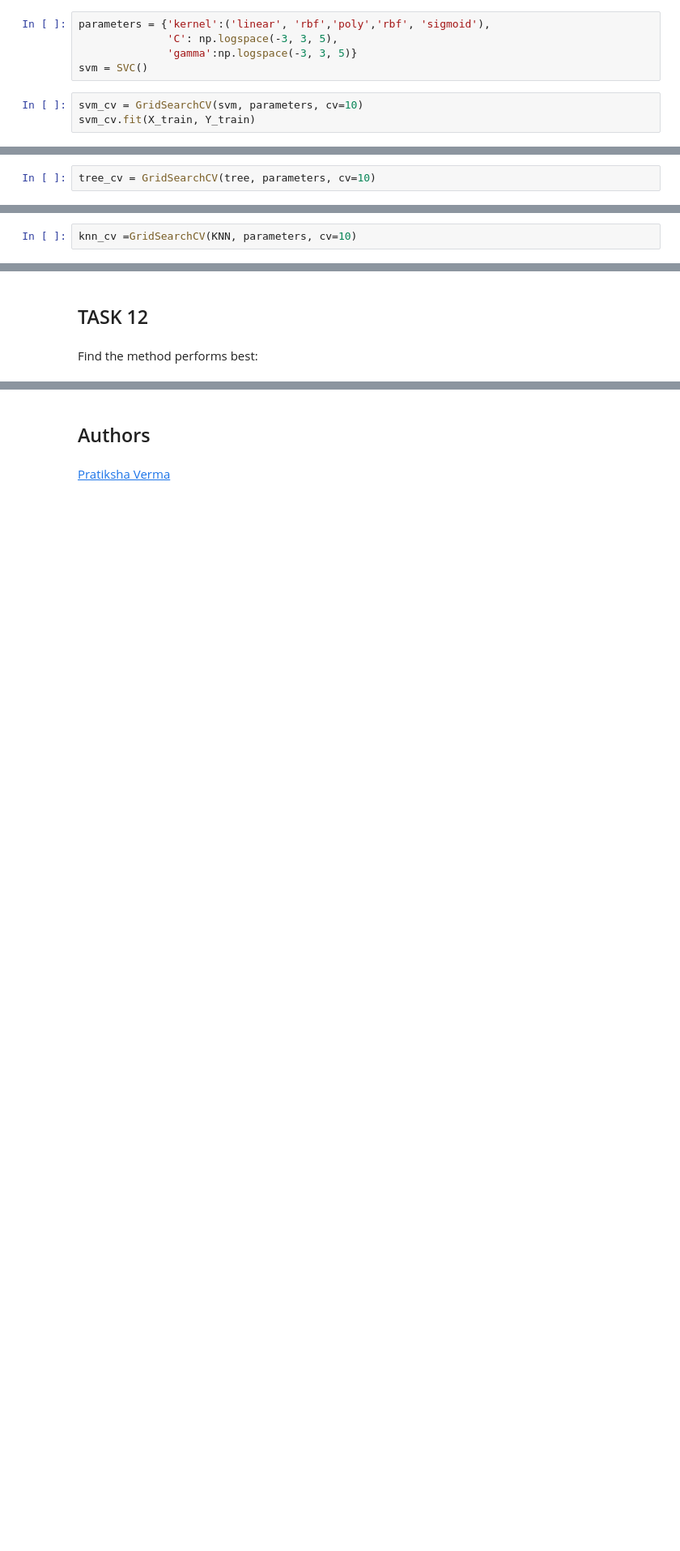
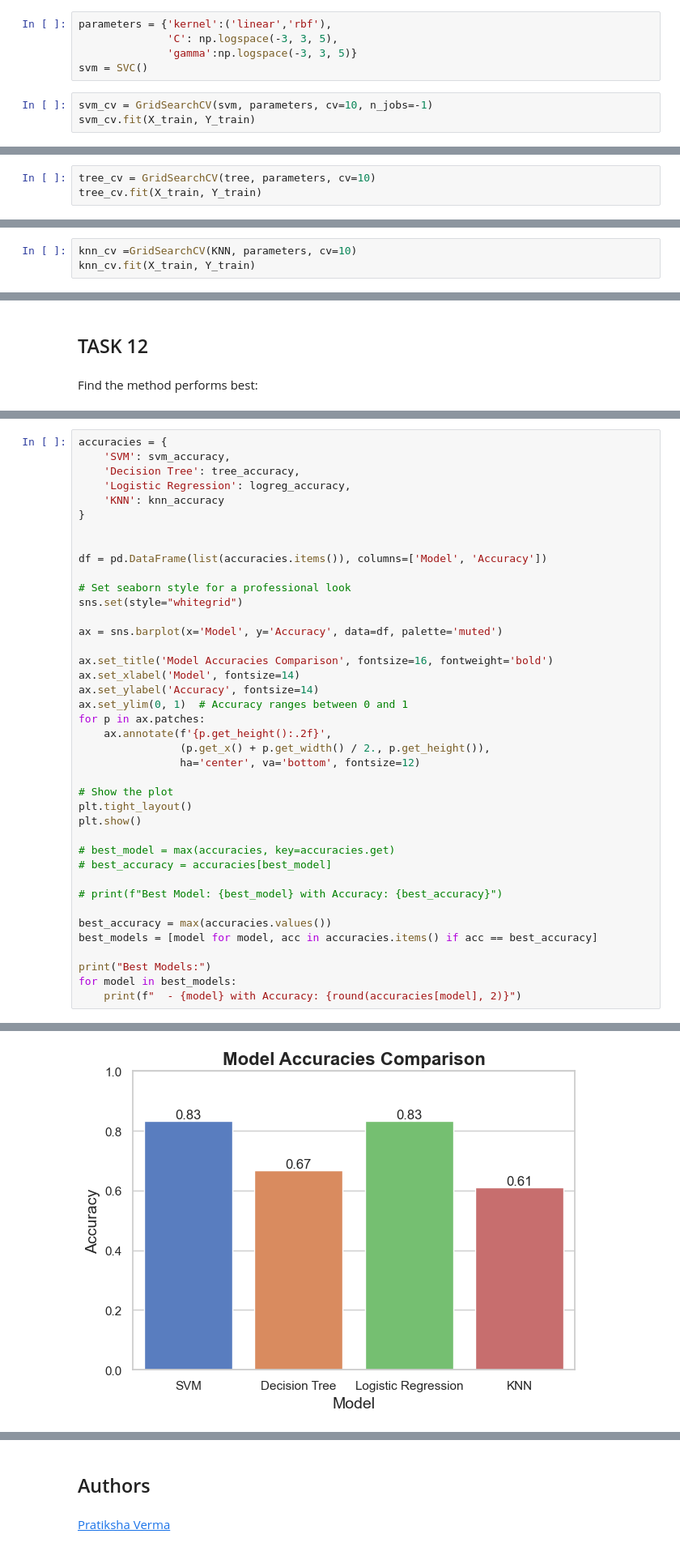
Before and after one commit to nickDis00/IBM-data-science-professional-certificate-assignments, a Jupyter notebook: SpaceXLaunchesProject/Machine_Learning_Prediction.ipynb, the cells around one changed output, grey strips where cells are left out. Shown: that part at 81% size. Drawn from its saved outputs; the diff is of its cells as text; blank space fills up the shorter version.

```diff
--- a/SpaceXLaunchesProject/Machine_Learning_Prediction.ipynb
+++ b/SpaceXLaunchesProject/Machine_Learning_Prediction.ipynb
@@ -214,10 +219,10 @@ False Postive - 3 (True label is not landed, Predicted label is landed)
 # %% [markdown]
 Create a support vector machine object then  create a  <code>GridSearchCV</code> object  <code>svm_cv</code> with cv = 10.  Fit the object to find the best parameters from the dictionary <code>parameters</code>.
 # %%
-parameters = {'kernel':('linear', 'rbf','poly','rbf', 'sigmoid'),
+parameters = {'kernel':('linear','rbf'),
               'C': np.logspace(-3, 3, 5),
               'gamma':np.logspace(-3, 3, 5)}
 svm = SVC()
 # %%
-svm_cv = GridSearchCV(svm, parameters, cv=10)
+svm_cv = GridSearchCV(svm, parameters, cv=10, n_jobs=-1)
 svm_cv.fit(X_train, Y_train)
@@ -250,3 +267,4 @@ parameters = {'criterion': ['gini', 'entropy'],
 tree = DecisionTreeClassifier()
 # %%
 tree_cv = GridSearchCV(tree, parameters, cv=10)
+tree_cv.fit(X_train, Y_train)
@@ -276,3 +324,4 @@ parameters = {'n_neighbors': [1, 2, 3, 4, 5, 6, 7, 8, 9, 10],
 KNN = KNeighborsClassifier()
 # %%
 knn_cv =GridSearchCV(KNN, parameters, cv=10)
+knn_cv.fit(X_train, Y_train)
@@ -308,0 +356,41 @@ print(f"Best Model: {best_model} with Accuracy: {best_accuracy}")
+# %%
+accuracies = {
+    'SVM': svm_accuracy,
+    'Decision Tree': tree_accuracy,
+    'Logistic Regression': logreg_accuracy,
+    'KNN': knn_accuracy
+}
+
+
+df = pd.DataFrame(list(accuracies.items()), columns=['Model', 'Accuracy'])
+
+# Set seaborn style for a professional look
+sns.set(style="whitegrid")
+
+ax = sns.barplot(x='Model', y='Accuracy', data=df, palette='muted')
+
+ax.set_title('Model Accuracies Comparison', fontsize=16, fontweight='bold')
+ax.set_xlabel('Model', fontsize=14)
+ax.set_ylabel('Accuracy', fontsize=14)
+ax.set_ylim(0, 1)  # Accuracy ranges between 0 and 1
+for p in ax.patches:
+    ax.annotate(f'{p.get_height():.2f}',
+                (p.get_x() + p.get_width() / 2., p.get_height()),
+                ha='center', va='bottom', fontsize=12)
+
+# Show the plot
+plt.tight_layout()
+plt.show()
+
+# best_model = max(accuracies, key=accuracies.get)
+# best_accuracy = accuracies[best_model]
+
+# print(f"Best Model: {best_model} with Accuracy: {best_accuracy}")
+
+best_accuracy = max(accuracies.values())
+best_models = [model for model, acc in accuracies.items() if acc == best_accuracy]
+
+print("Best Models:")
+for model in best_models:
+    print(f"  - {model} with Accuracy: {round(accuracies[model], 2)}")
+# %% [output]
@@ -308,0 +400 @@ print(f"Best Model: {best_model} with Accuracy: {best_accuracy}")
+[figure, added]
```
Also changed, not shown: parts of 16 cells of this notebook.
